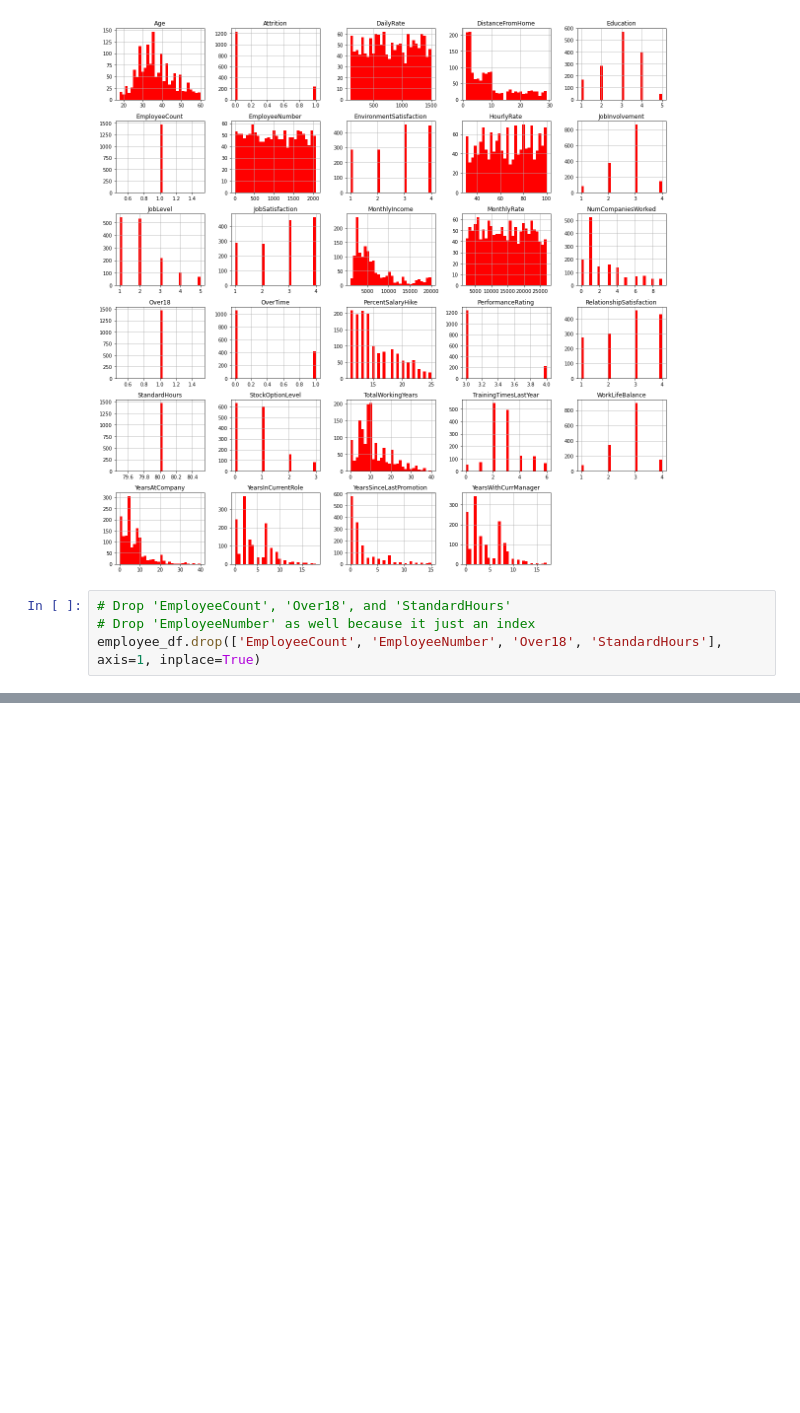
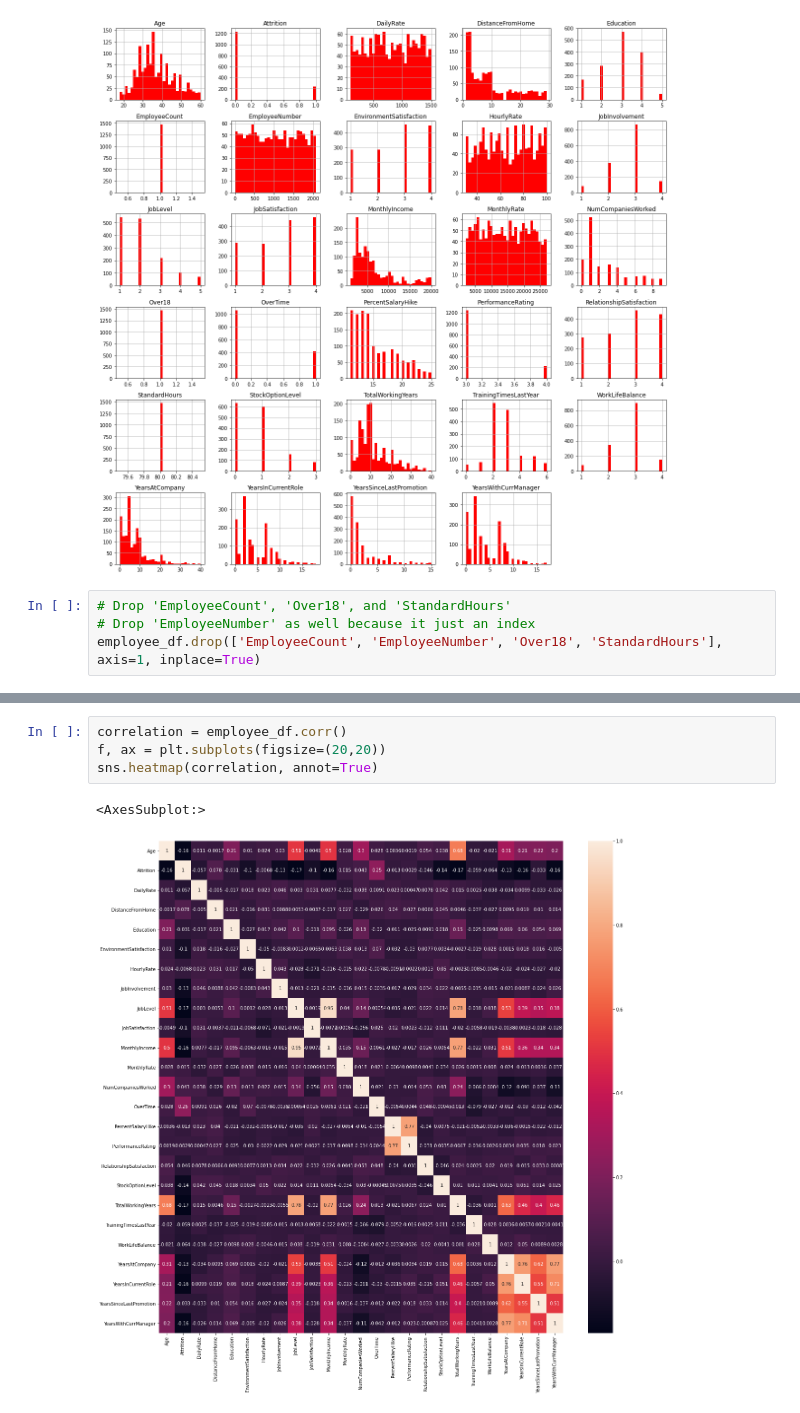
Before and after one commit to asshidiq30/DataScience_HRD_case, a Jupyter notebook: Case 1 - Employee Retention Prediction.ipynb, the cells around one changed output, grey strips where cells are left out. Drawn from its saved outputs; the diff is of its cells as text; blank space fills up the shorter version.

Commit message:
Correlation between employee who left and stay

```diff
--- a/Case 1 - Employee Retention Prediction.ipynb
+++ b/Case 1 - Employee Retention Prediction.ipynb
@@ -146,0 +192,7 @@ employee_df.drop(['EmployeeCount', 'EmployeeNumber', 'Over18', 'StandardHours'],
+# %%
+correlation = employee_df.corr()
+f, ax = plt.subplots(figsize=(20,20))
+sns.heatmap(correlation, annot=True)
+# %% [output]
+<AxesSubplot:>
+[figure, added]
```
Also changed, not shown: parts of 4 cells of this notebook.
